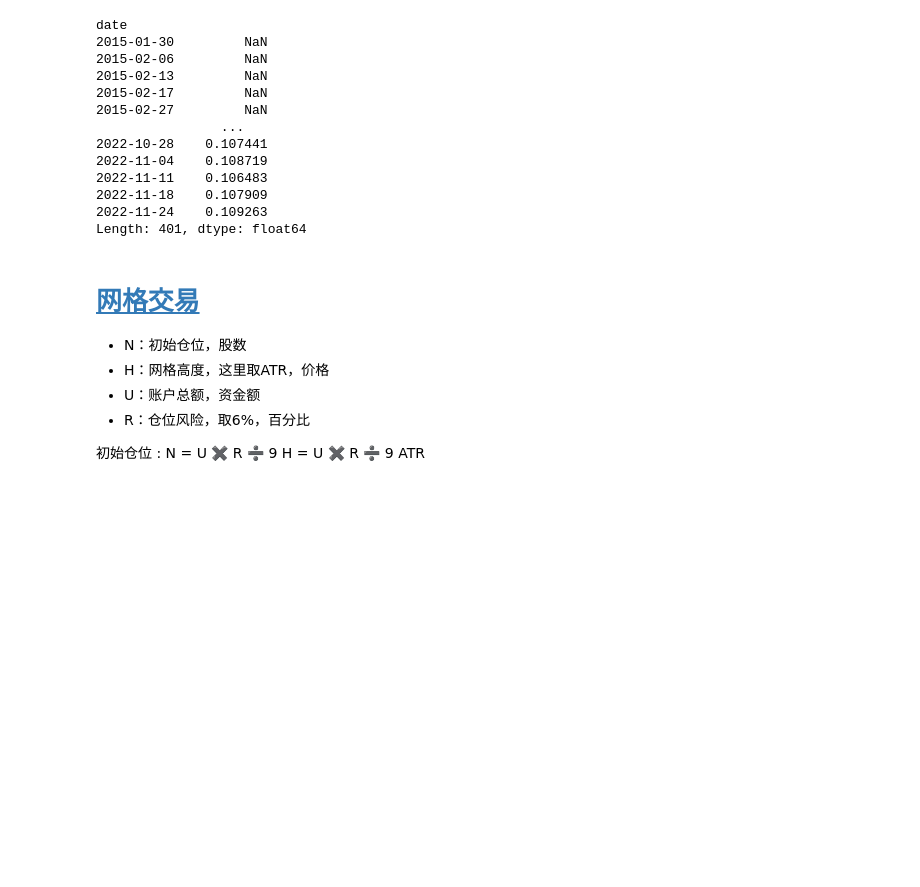
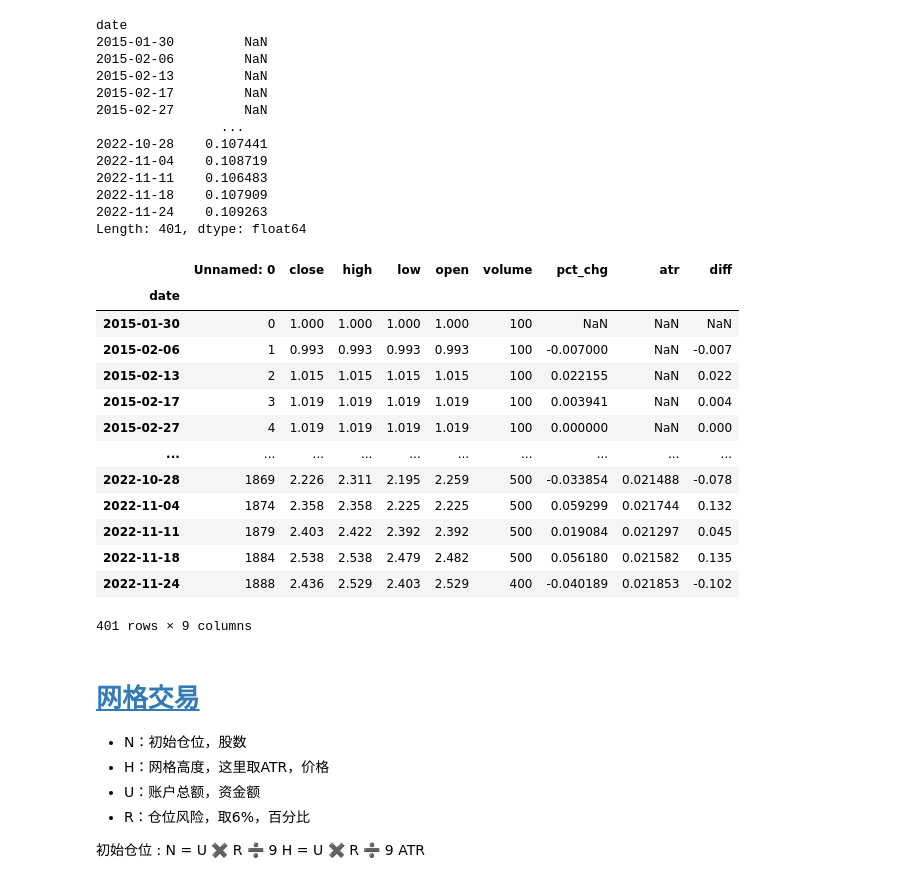
Before and after one commit to webclinic017/quant_research, a Jupyter notebook: dingtou/research/定投.ipynb, the cells around one changed output. Cells and saved outputs as stored; diff of their text form; code cells hidden in the pictures; blank space fills up the shorter version.

```diff
--- a/dingtou/research/定投.ipynb
+++ b/dingtou/research/定投.ipynb
@@ -234,6 +234,27 @@ date
 2022-11-18    0.107909
 2022-11-24    0.109263
 Length: 401, dtype: float64
+# %%
+df_day
+df = df_week  = utils.day2week(df_day)
+df['atr'] = talib.ATR(df.high, df.low, df.close, timeperiod=20)/5
+df['diff'] = df.close - df.close.shift(1)
+df
+# %% [output]
+|  | Unnamed: 0 | close | high | low | open | volume | pct_chg | atr | diff |
+| date |  |  |  |  |  |  |  |  |  |
+| 2015-01-30 | 0 | 1.000 | 1.000 | 1.000 | 1.000 | 100 | NaN | NaN | NaN |
+| 2015-02-06 | 1 | 0.993 | 0.993 | 0.993 | 0.993 | 100 | -0.007000 | NaN | -0.007 |
+| 2015-02-13 | 2 | 1.015 | 1.015 | 1.015 | 1.015 | 100 | 0.022155 | NaN | 0.022 |
+| 2015-02-17 | 3 | 1.019 | 1.019 | 1.019 | 1.019 | 100 | 0.003941 | NaN | 0.004 |
+| 2015-02-27 | 4 | 1.019 | 1.019 | 1.019 | 1.019 | 100 | 0.000000 | NaN | 0.000 |
+| ... | ... | ... | ... | ... | ... | ... | ... | ... | ... |
+| 2022-10-28 | 1869 | 2.226 | 2.311 | 2.195 | 2.259 | 500 | -0.033854 | 0.021488 | -0.078 |
+| 2022-11-04 | 1874 | 2.358 | 2.358 | 2.225 | 2.225 | 500 | 0.059299 | 0.021744 | 0.132 |
+| 2022-11-11 | 1879 | 2.403 | 2.422 | 2.392 | 2.392 | 500 | 0.019084 | 0.021297 | 0.045 |
+| 2022-11-18 | 1884 | 2.538 | 2.538 | 2.479 | 2.482 | 500 | 0.056180 | 0.021582 | 0.135 |
+| 2022-11-24 | 1888 | 2.436 | 2.529 | 2.403 | 2.529 | 400 | -0.040189 | 0.021853 | -0.102 |
+401 rows × 9 columns
 # %% [markdown]
 # [网格交易](https://ke.qq.com/course/335450/2701031918345818)
 - N：初始仓位，股数
```
Also changed, not shown: parts of 2 cells of this notebook, 6 other files.
